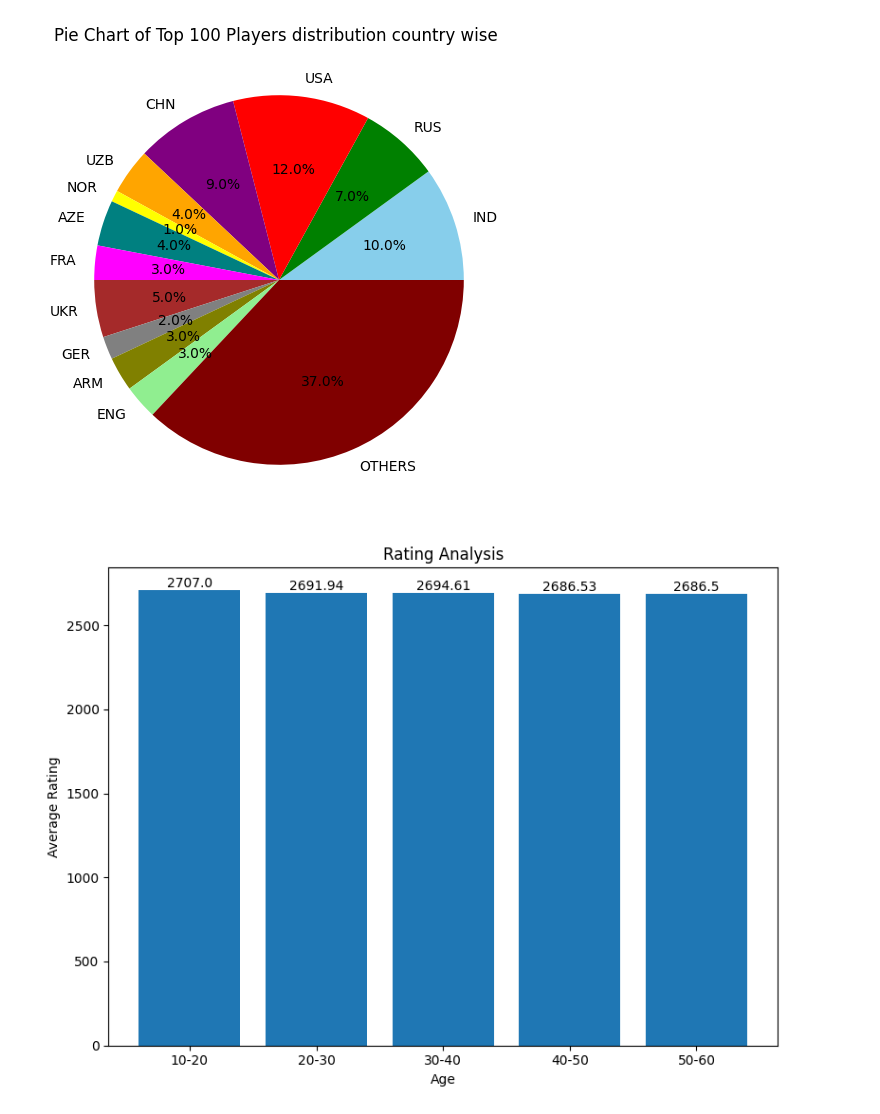
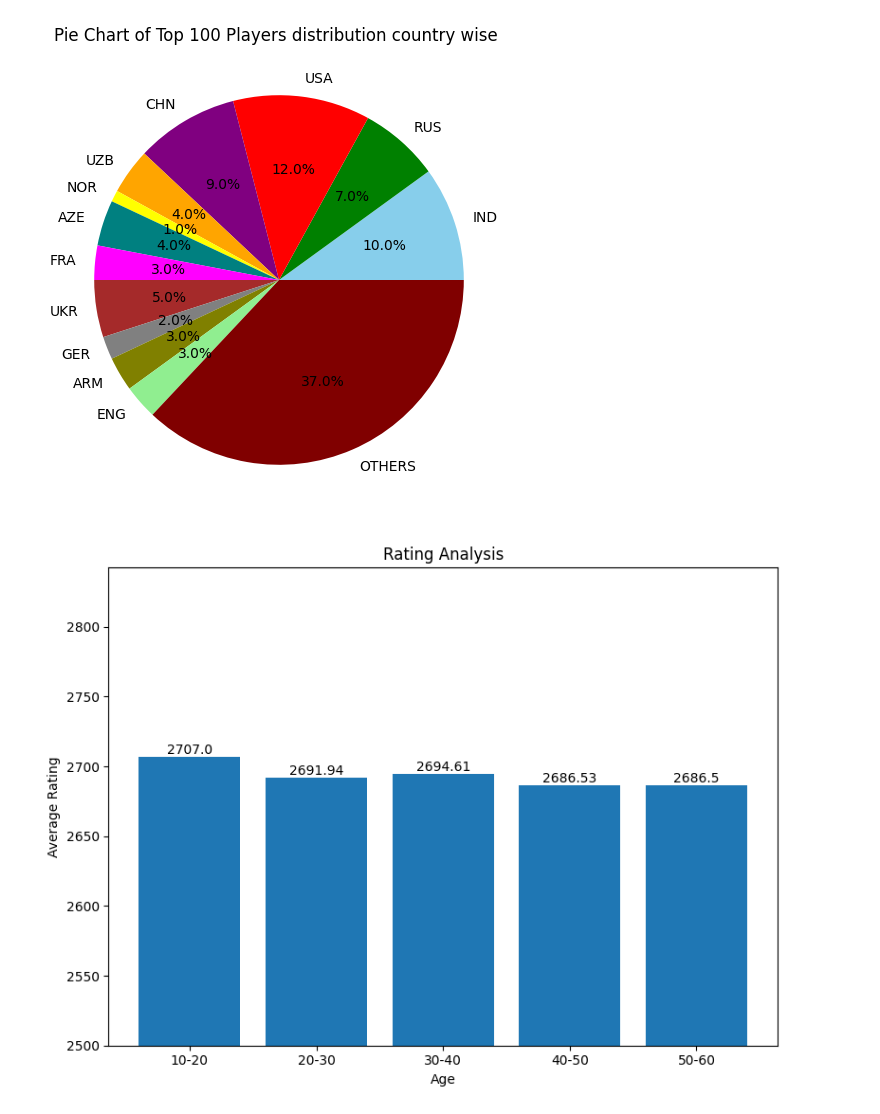
Before and after one commit to SathishAdithiyaaSV/Chess-Data-Analysis, a Jupyter notebook: Top100Open.ipynb, the cells around one changed output. Drawn from its saved outputs; the diff is of its cells as text; code cells hidden in the pictures.

```diff
--- a/Top100Open.ipynb
+++ b/Top100Open.ipynb
@@ -49,18 +49,21 @@ plt.show()
 # %%
 df["Age"] = 2024 - df["Birth year"]
 avgrt = []
 for i in range(1, 6):
     avgrt.append(df[(df["Age"] >= i*10) & (df["Age"] < (i+1)*10)]["Ratings"].mean())
 plt.figure(figsize=(8, 6))  # Set the figure size (optional)
 bars = plt.bar(['10-20', '20-30', '30-40', '40-50', '50-60'], avgrt)  # Customize color as desired
+
+plt.ylim(ymin=2500)
+
 for bar, value in zip(bars, avgrt):
     plt.text(bar.get_x() + bar.get_width() / 2, value + 0.1, str(round(value, 2)), ha='center', va='bottom')  # Adjust positioning as needed
 
 plt.xlabel('Age')
 plt.ylabel('Average Rating')
 plt.title('Rating Analysis')
 
 plt.tight_layout()  # Adjust spacing to prevent overlapping elements (optional)
 plt.show()
 # %% [output]
-[figure, old version]
+[figure, new version]
```
